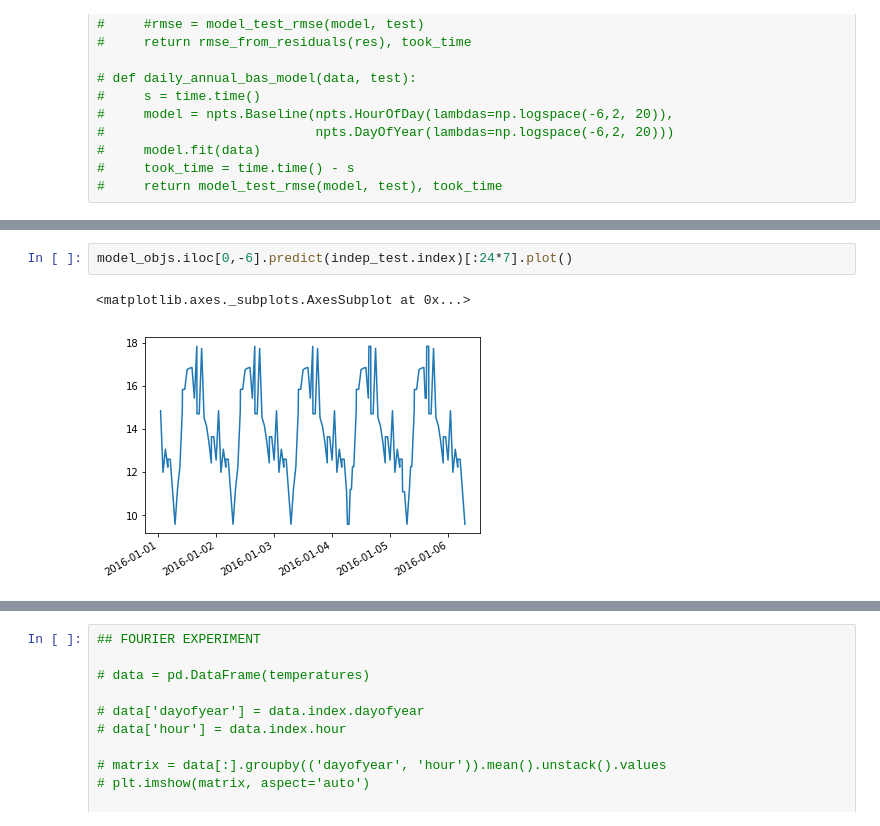
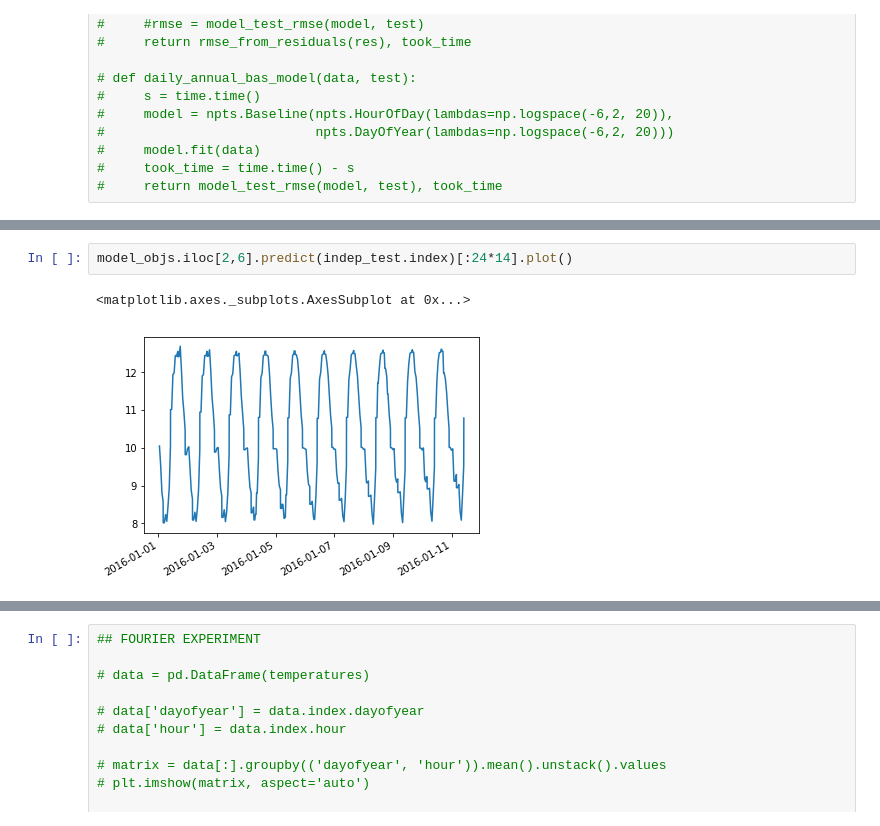
Before and after one commit to yowtzu/non_par_ts, a Jupyter notebook: examples/TemperatureSFO.ipynb, the cells around one changed output, grey strips where cells are left out. Cells and saved outputs as stored; diff of their text form.

```diff
--- a/examples/TemperatureSFO.ipynb
+++ b/examples/TemperatureSFO.ipynb
@@ -178,8 +185,8 @@ indep_test_rmse
 # %%
-model_objs.iloc[0,-6].predict(indep_test.index)[:24*7].plot()
+model_objs.iloc[2,6].predict(indep_test.index)[:24*14].plot()
 # %% [output]
 <matplotlib.axes._subplots.AxesSubplot at 0x...>
-[figure, old version]
+[figure, new version]
 # %%
 print(indep_test_rmse.to_latex(float_format="%.3f"))
 # %% [output]
```
Also changed, not shown: parts of 11 cells of this notebook, 3 other files.
